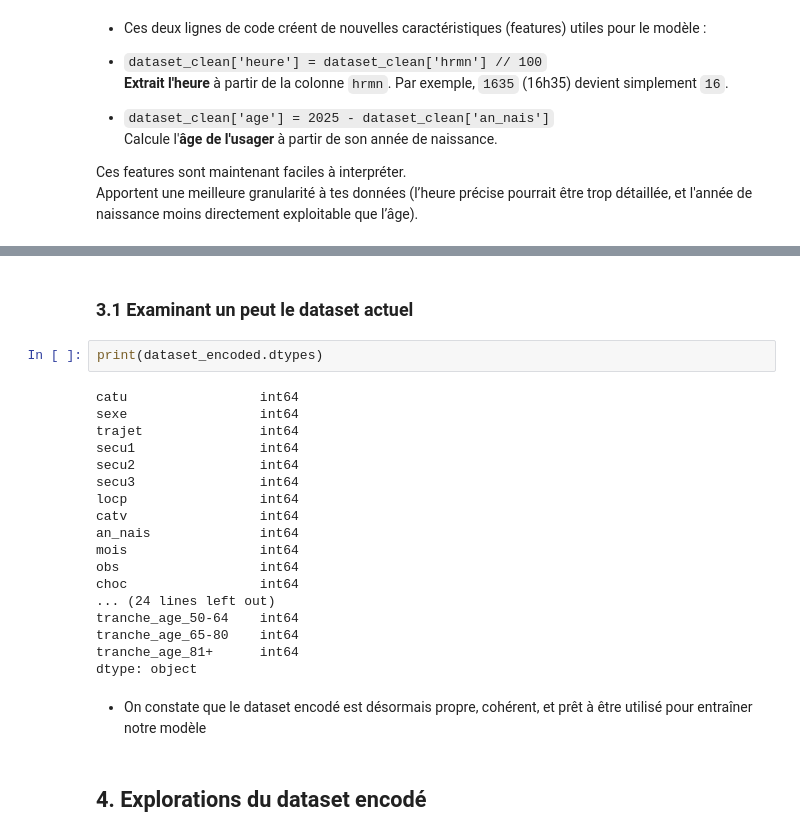
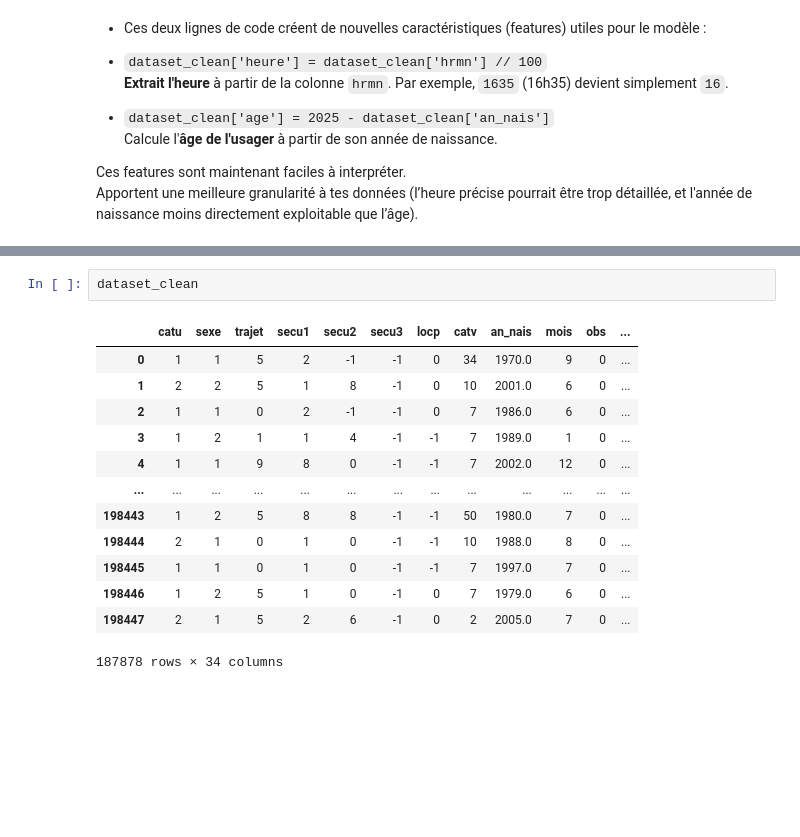
Before and after one commit to Thibo0/projet_ml_m1, a Jupyter notebook: projet.ipynb, the cells around one changed output, grey strips where cells are left out. Cells and saved outputs as stored; diff of their text form; blank space fills up the shorter version.

```diff
--- a/projet.ipynb
+++ b/projet.ipynb
@@ -602,29 +661,19 @@ dtype: object
-# %% [markdown]
-### 3.1 Examinant un peut le dataset actuel
-# %%
-print(dataset_encoded.dtypes)
-# %% [output]
-catu                 int64
-sexe                 int64
-trajet               int64
-secu1                int64
-secu2                int64
-secu3                int64
-locp                 int64
-catv                 int64
-an_nais              int64
-mois                 int64
-obs                  int64
-choc                 int64
-... (24 lines left out)
-tranche_age_50-64    int64
-tranche_age_65-80    int64
-tranche_age_81+      int64
-dtype: object
-# %% [markdown]
-* On constate que le dataset encodé est désormais propre, cohérent, et prêt à être utilisé pour entraîner notre modèle
-# %% [markdown]
-## 4. Explorations du dataset encodé
+# %%
+dataset_clean
+# %% [output]
+|  | catu | sexe | trajet | secu1 | secu2 | secu3 | locp | catv | an_nais | mois | obs | ... |
+| 0 | 1 | 1 | 5 | 2 | -1 | -1 | 0 | 34 | 1970.0 | 9 | 0 | ... |
+| 1 | 2 | 2 | 5 | 1 | 8 | -1 | 0 | 10 | 2001.0 | 6 | 0 | ... |
+| 2 | 1 | 1 | 0 | 2 | -1 | -1 | 0 | 7 | 1986.0 | 6 | 0 | ... |
+| 3 | 1 | 2 | 1 | 1 | 4 | -1 | -1 | 7 | 1989.0 | 1 | 0 | ... |
+| 4 | 1 | 1 | 9 | 8 | 0 | -1 | -1 | 7 | 2002.0 | 12 | 0 | ... |
+| ... | ... | ... | ... | ... | ... | ... | ... | ... | ... | ... | ... | ... |
+| 198443 | 1 | 2 | 5 | 8 | 8 | -1 | -1 | 50 | 1980.0 | 7 | 0 | ... |
+| 198444 | 2 | 1 | 0 | 1 | 0 | -1 | -1 | 10 | 1988.0 | 8 | 0 | ... |
+| 198445 | 1 | 1 | 0 | 1 | 0 | -1 | -1 | 7 | 1997.0 | 7 | 0 | ... |
+| 198446 | 1 | 2 | 5 | 1 | 0 | -1 | 0 | 7 | 1979.0 | 6 | 0 | ... |
+| 198447 | 2 | 1 | 5 | 2 | 6 | -1 | 0 | 2 | 2005.0 | 7 | 0 | ... |
+187878 rows × 34 columns
 # %%
 
 age_counts = dataset_clean['tranche_age'].value_counts().sort_index()
```
Also changed, not shown: parts of 39 cells of this notebook.
